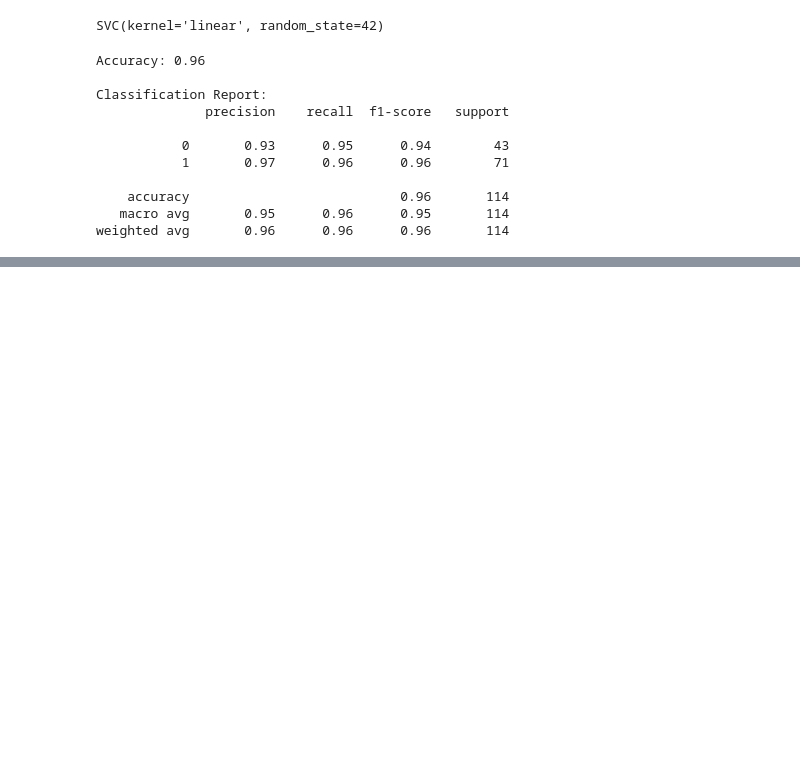
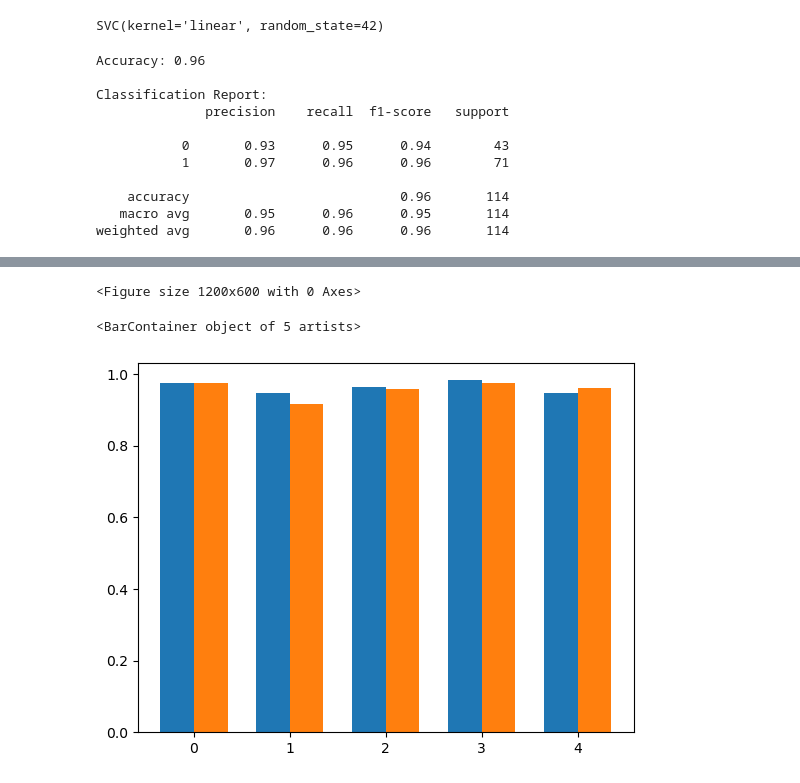
Before and after one commit to SEENIYA24/Breast-Cancer, a Jupyter notebook: cancer brest .ipynb, the cells around one changed output, grey strips where cells are left out. Saved outputs shown, nothing was run; the diff lists cells and outputs as text; code cells hidden in the pictures; blank space fills up the shorter version.

```diff
--- a/cancer brest .ipynb
+++ b/cancer brest .ipynb
@@ -646,0 +753,18 @@ plt.xticks(rotation=45)
+# %%
+# 6. Model Comparison
+model_names = list(results.keys())
+accuracies = [results[name]['accuracy'] for name in model_names]
+cv_means = [results[name]['cv_mean'] for name in model_names]
+# %%
+# Plot model comparison
+plt.figure(figsize=(12, 6))
+x = np.arange(len(model_names))
+width = 0.35
+# %% [output]
+<Figure size 1200x600 with 0 Axes>
+# %%
+plt.bar(x - width/2, accuracies, width, label='Test Accuracy')
+plt.bar(x + width/2, cv_means, width, label='CV Mean Accuracy')
+# %% [output]
+<BarContainer object of 5 artists>
+[figure, added]
```
Also changed, not shown: parts of 17 cells of this notebook.
